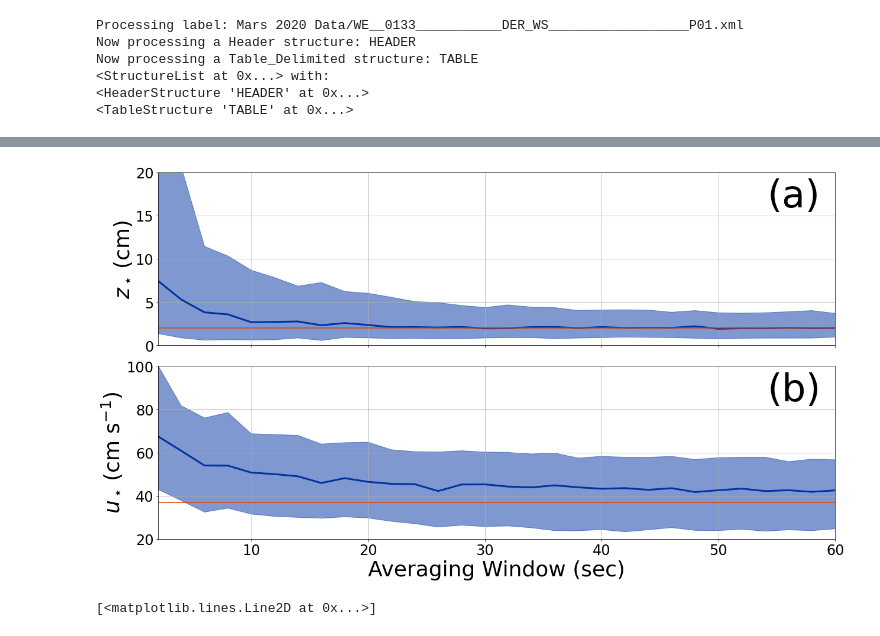
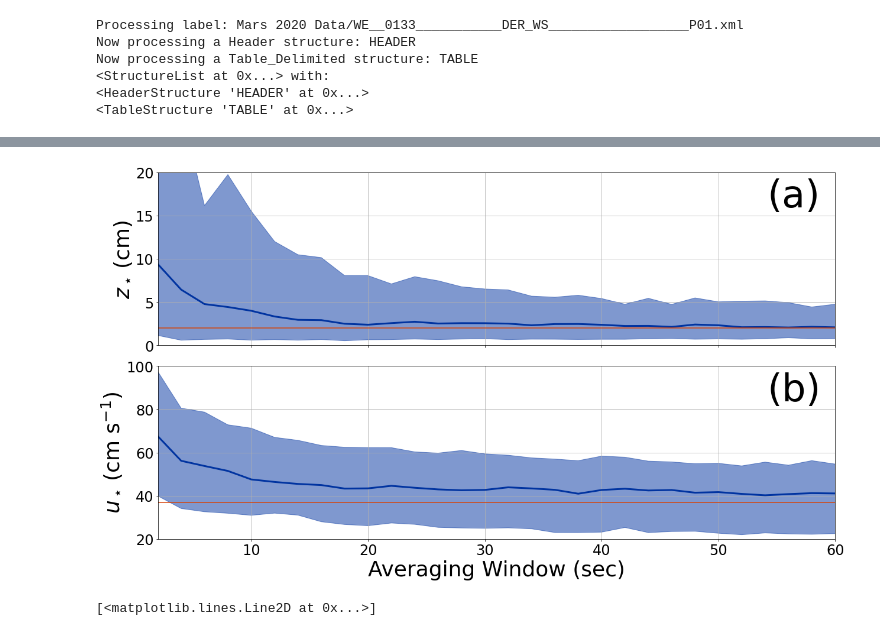
Before and after one commit to BoiseStatePlanetary/Optimizing-Number-and-Placement-of-Anemometers, a Jupyter notebook: figures and data/Synthetic_Mars_Wind_Profile.ipynb, the cells around one changed output, grey strips where cells are left out. Saved outputs shown, nothing was run; the diff lists cells and outputs as text; code cells hidden in the pictures.

```diff
--- a/figures and data/Synthetic_Mars_Wind_Profile.ipynb
+++ b/figures and data/Synthetic_Mars_Wind_Profile.ipynb
@@ -245,62 +232,62 @@ median_quantile = 0.5
 upper_quantile = 0.84
 lower_quantile = 0.16
 
-# saved_sample_times = np.array([])
+saved_sample_times = np.array([])
 
-# zstars = np.array([])
-# lower_zstar_sigmas = np.array([])
-# upper_zstar_sigmas = np.array([])
+zstars = np.array([])
+lower_zstar_sigmas = np.array([])
+upper_zstar_sigmas = np.array([])
 
-# ustars = np.array([])
-# lower_ustar_sigmas = np.array([])
-# upper_ustar_sigmas = np.array([])
+ustars = np.array([])
+lower_ustar_sigmas = np.array([])
+upper_ustar_sigmas = np.array([])
 
-# for i in range(len(sample_times)):
-#     cur_saved_sample_times = np.array([])
-#     cur_zstars = np.array([])
-#     cur_ustars = np.array([])
+for i in range(len(sample_times)):
+    cur_saved_sample_times = np.array([])
+    cur_zstars = np.array([])
+    cur_ustars = np.array([])
 
-#     for j in range(num_tries):
+    for j in range(num_tries):
 
-#         # Generate new random noisy data
+        # Generate new random noisy data
 
-#         # Make sure there is plenty of time at the end
-#         t0 = choice(time[time < time[-1] - sample_times[i]])
+        # Make sure there is plenty of time at the end
+        t0 = choice(time[time < time[-1] - sample_times[i]])
 
-#         averaged_windspeeds, std_windspeeds =\
-#             sample_wind_profile(sample_times[i], t0, time, noisy_scaled_windspeeds, zs)
+        averaged_windspeeds, std_windspeeds =\
+            sample_wind_profile(sample_times[i], t0, time, noisy_scaled_windspeeds, zs)
 
-#         # How about we toss any profile that doesn't increase with altitude?
-#         # https://stackoverflow.com/questions/3755136/pythonic-way-to-check-if-a-list-is-sorted-or-not
-#         if(all(averaged_windspeeds[i+1] >= averaged_windspeeds[i] for i in range(len(averaged_windspeeds) - 1))):
+        # How about we toss any profile that doesn't increase with altitude?
+        # https://stackoverflow.com/questions/3755136/pythonic-way-to-check-if-a-list-is-sorted-or-not
+        if(all(averaged_windspeeds[i+1] >= averaged_windspeeds[i] for i in range(len(averaged_windspeeds) - 1))):
 
-#             x = np.log(zs/np.min(zs))
-#             y = averaged_windspeeds
-#             popt, pcov = curve_fit(lin_fit, x, y, sigma=std_windspeeds)
-#             unc = np.sqrt(np.diag(pcov))
+            x = np.log(zs/np.min(zs))
+            y = averaged_windspeeds
+            popt, pcov = curve_fit(lin_fit, x, y, sigma=std_windspeeds)
+            unc = np.sqrt(np.diag(pcov))
 
-#             # If the slope is negative, then we want zstar to be negative.
-#             zstar = calc_zstar_from_slope_and_intercept(np.min(zs), *popt)
-#             cur_zstars = np.append(zstar, cur_zstars)
+            # If the slope is negative, then we want zstar to be negative.
+            zstar = calc_zstar_from_slope_and_intercept(np.min(zs), *popt)
+            cur_zstars = np.append(zstar, cur_zstars)
 
-#             ustar = calc_ustar_from_slope(kappa, popt[0])
-#             cur_ustars = np.append(ustar, cur_ustars)
+            ustar = calc_ustar_from_slope(kappa, popt[0])
+            cur_ustars = np.append(ustar, cur_ustars)
 
-#             cur_saved_sample_times = np.append(sample_times[i].seconds, cur_saved_sample_times)
+            cur_saved_sample_times = np.append(sample_times[i].seconds, cur_saved_sample_times)
 
-#     zstars = np.append(np.quantile(cur_zstars, [median_quantile]), zstars)
-#     lower_sigma, upper_sigma = np.quantile(cur_zstars, [lower_quantile, upper_quantile]) -\
-#         np.quantile(cur_zstars, [median_quantile])
-#     lower_zstar_sigmas = np.append(-lower_sigma, lower_zstar_sigmas)
-#     upper_zstar_sigmas = np.append(upper_sigma, upper_zstar_sigmas)
+    zstars = np.append(np.quantile(cur_zstars, [median_quantile]), zstars)
+    lower_sigma, upper_sigma = np.quantile(cur_zstars, [lower_quantile, upper_quantile]) -\
+        np.quantile(cur_zstars, [median_quantile])
+    lower_zstar_sigmas = np.append(-lower_sigma, lower_zstar_sigmas)
+    upper_zstar_sigmas = np.append(upper_sigma, upper_zstar_sigmas)
 
-#     ustars = np.append(np.quantile(cur_ustars, [median_quantile]), ustars)
-#     lower_sigma, upper_sigma = np.quantile(cur_ustars, [lower_quantile, upper_quantile]) -\
-#         np.quantile(cur_ustars, [median_quantile])
-#     lower_ustar_sigmas = np.append(-lower_sigma, lower_ustar_sigmas)
-#     upper_ustar_sigmas = np.append(upper_sigma, upper_ustar_sigmas)
+    ustars = np.append(np.quantile(cur_ustars, [median_quantile]), ustars)
+    lower_sigma, upper_sigma = np.quantile(cur_ustars, [lower_quantile, upper_quantile]) -\
+        np.quantile(cur_ustars, [median_quantile])
+    lower_ustar_sigmas = np.append(-lower_sigma, lower_ustar_sigmas)
+    upper_ustar_sigmas = np.append(upper_sigma, upper_ustar_sigmas)
 
-#     saved_sample_times = np.append(sample_times[i].seconds, saved_sample_times)
+    saved_sample_times = np.append(sample_times[i].seconds, saved_sample_times)
 
 ax1.plot(saved_sample_times, zstars, color=BoiseState_blue, lw=3)
 ax1.fill_between(saved_sample_times, zstars - lower_zstar_sigmas,
@@ -311,34 +298,34 @@ ax1.fill_between(saved_sample_times, zstars - lower_zstar_sigmas,
 ax1.axhline(saved_zstar, color=BoiseState_orange)
 # ax1.fill_between(saved_sample_times, saved_zstar + saved_sigma_zstar, saved_zstar - saved_sigma_zstar,
 #                 color=BoiseState_orange, alpha=0.25)
 
 ax1.set_ylabel(r'$z_\star\, \left({\rm cm}\right)$', fontsize=36)
 ax1.set_ylim([0, 20])
 ax1.set_xlim([2, 60])
 ax1.grid(True)
 ax1.tick_params(labelsize=24)
 ax1.text(0.9, 0.8, "(a)", fontsize=64, transform=ax1.transAxes)
 
 ax2.plot(saved_sample_times, ustars, color=BoiseState_blue, lw=3)
 ax2.fill_between(saved_sample_times, ustars - lower_ustar_sigmas,
                 ustars + upper_ustar_sigmas, color=BoiseState_blue, alpha=0.5)
 
 ax2.axhline(saved_ustar, color=BoiseState_orange)
 # ax2.fill_between(saved_sample_times, saved_ustar + saved_sigma_ustar, saved_ustar - saved_sigma_ustar,
 #                 color=BoiseState_orange, alpha=0.25)
 
 ax2.set_xlabel("Averaging Window (sec)", fontsize=36)
 ax2.set_ylabel(r'$u_\star\, \left({\rm cm\ s^{-1}}\right)$', fontsize=36)
 ax2.set_ylim([20, 100])
 ax2.tick_params(labelsize=24)
 ax2.grid(True)
 ax2.text(0.9, 0.8, "(b)", fontsize=64, transform=ax2.transAxes)
 
 plt.setp(ax1.get_xticklabels(), visible=False)
 plt.tight_layout()
 fig.savefig("synthetic_martian_wind_profile.jpg", dpi=300, bbox_inches="tight")
 # %% [output]
-[figure, old version]
+[figure, new version]
 # %%
 num_points = np.floor(saved_sample_times[:-1]/((time[1] - time[0]).microseconds/1e6))
 x = saved_sample_times[:-1]
```
Also changed, not shown: parts of 2 cells of this notebook, 4 other files.
